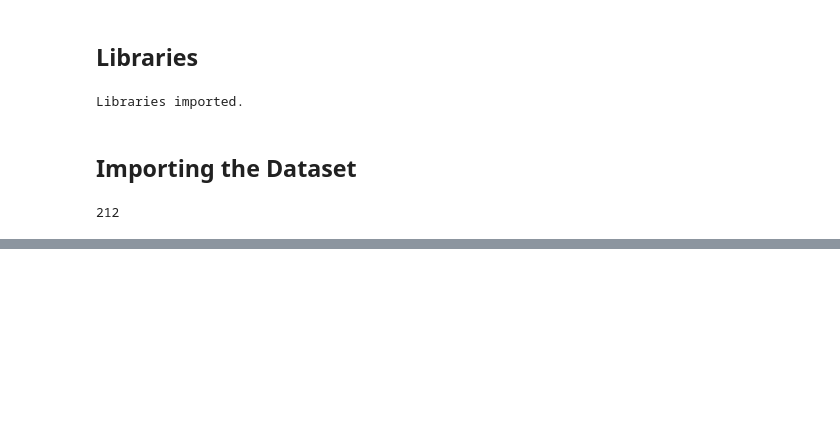
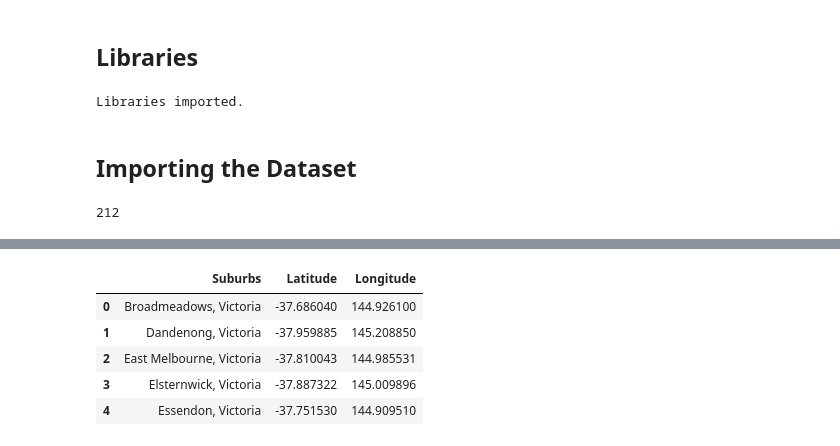
Before and after one commit to Piyal-Banik/Coursera_Capstone, a Jupyter notebook: Week 5/melbourne_suburbs_clustering.ipynb, the cells around one changed output, grey strips where cells are left out. Saved outputs shown, nothing was run; the diff lists cells and outputs as text; code cells hidden in the pictures; blank space fills up the shorter version.

```diff
--- a/Week 5/melbourne_suburbs_clustering.ipynb
+++ b/Week 5/melbourne_suburbs_clustering.ipynb
@@ -63,0 +66,28 @@ melb_sub.head()
+# %%
+# code for getting the latitude and longitude
+def get_lati_long(suburb):
+    # initialize your variable to None
+    lat_lng_coords = None
+
+    # loop until you get the coordinates
+    while(lat_lng_coords is None):
+        g = geocoder.arcgis('{}, Melbourne, Victoria'.format(suburb))
+        lat_lng_coords = g.latlng
+    return lat_lng_coords
+# %%
+suburb_names = melb_sub['Suburbs'].tolist()
+# %%
+lat_lang = [get_lati_long(suburb) for suburb in suburb_names]
+# %%
+df_coords = pd.DataFrame(lat_lang, columns=['Latitude', 'Longitude'])
+melb_sub['Latitude'] = df_coords['Latitude']
+melb_sub['Longitude'] = df_coords['Longitude']
+# %%
+melb_sub.head()
+# %% [output]
+|  | Suburbs | Latitude | Longitude |
+| 0 | Broadmeadows, Victoria | -37.686040 | 144.926100 |
+| 1 | Dandenong, Victoria | -37.959885 | 145.208850 |
+| 2 | East Melbourne, Victoria | -37.810043 | 144.985531 |
+| 3 | Elsternwick, Victoria | -37.887322 | 145.009896 |
+| 4 | Essendon, Victoria | -37.751530 | 144.909510 |
```
Also changed, not shown: parts of 8 cells of this notebook, 1 other file.
